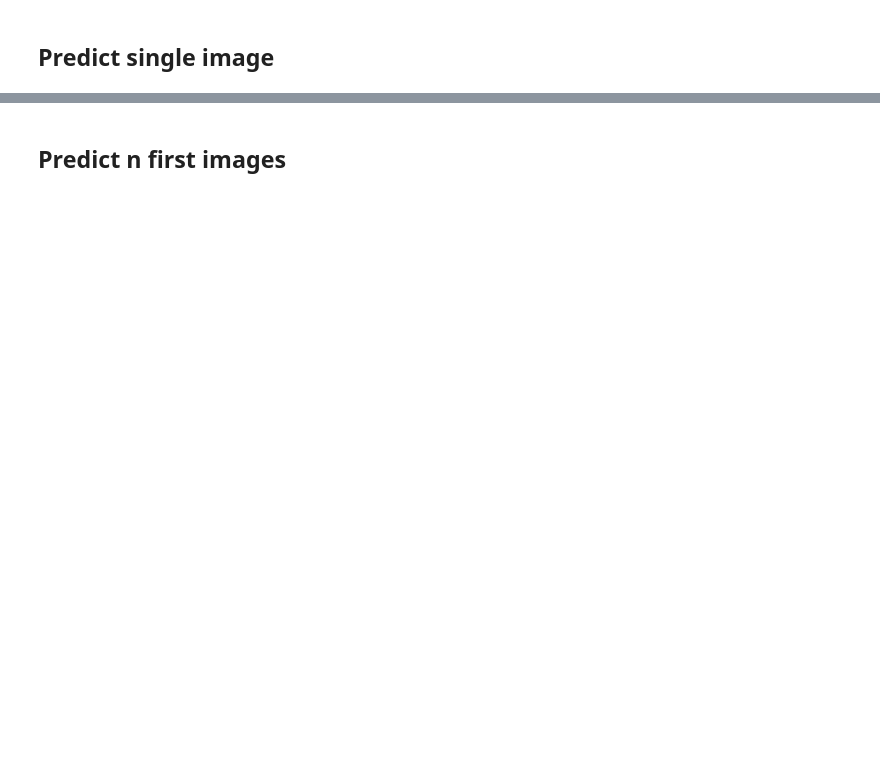
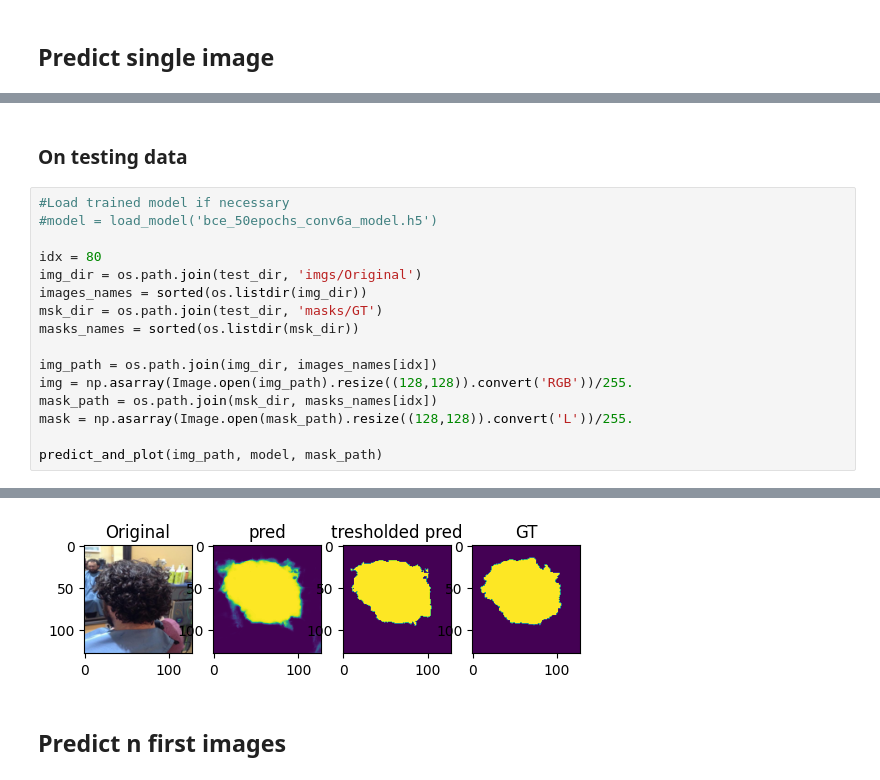
Before and after one commit to Kainasu/hair-seg-project, a Jupyter notebook: hair-segmentation.ipynb, the cells around one changed output, grey strips where cells are left out. Drawn from its saved outputs; the diff is of its cells as text; blank space fills up the shorter version.

```diff
--- a/hair-segmentation.ipynb
+++ b/hair-segmentation.ipynb
@@ -302,0 +343,19 @@ Text(0.5, 1.0, 'predict')
+# %% [markdown]
+### On testing data
+# %%
+#Load trained model if necessary
+#model = load_model('bce_50epochs_conv6a_model.h5')
+
+idx = 80
+img_dir = os.path.join(test_dir, 'imgs/Original')
+images_names = sorted(os.listdir(img_dir))
+msk_dir = os.path.join(test_dir, 'masks/GT')
+masks_names = sorted(os.listdir(msk_dir))
+
+img_path = os.path.join(img_dir, images_names[idx])
+img = np.asarray(Image.open(img_path).resize((128,128)).convert('RGB'))/255.
+mask_path = os.path.join(msk_dir, masks_names[idx])
+mask = np.asarray(Image.open(mask_path).resize((128,128)).convert('L'))/255.
+
+predict_and_plot(img_path, model, mask_path)
+# %% [output]
@@ -303,2 +365,3 @@ Text(0.5, 1.0, 'predict')
+[figure, added]
 # %% [markdown]
 ## Predict n first images
```
Also changed, not shown: parts of 18 cells of this notebook, 5 other files.
